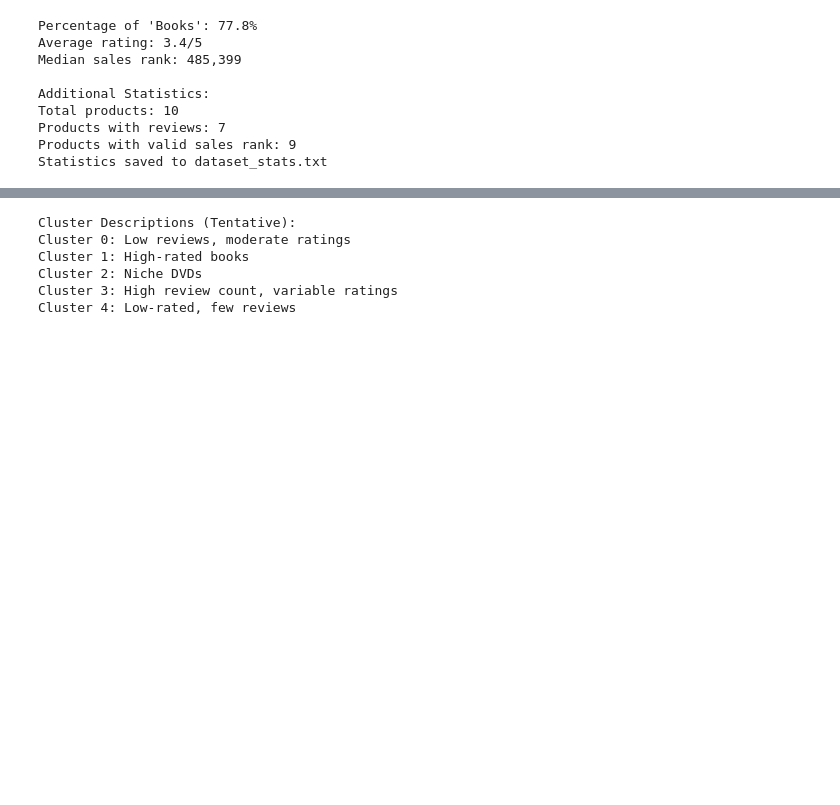
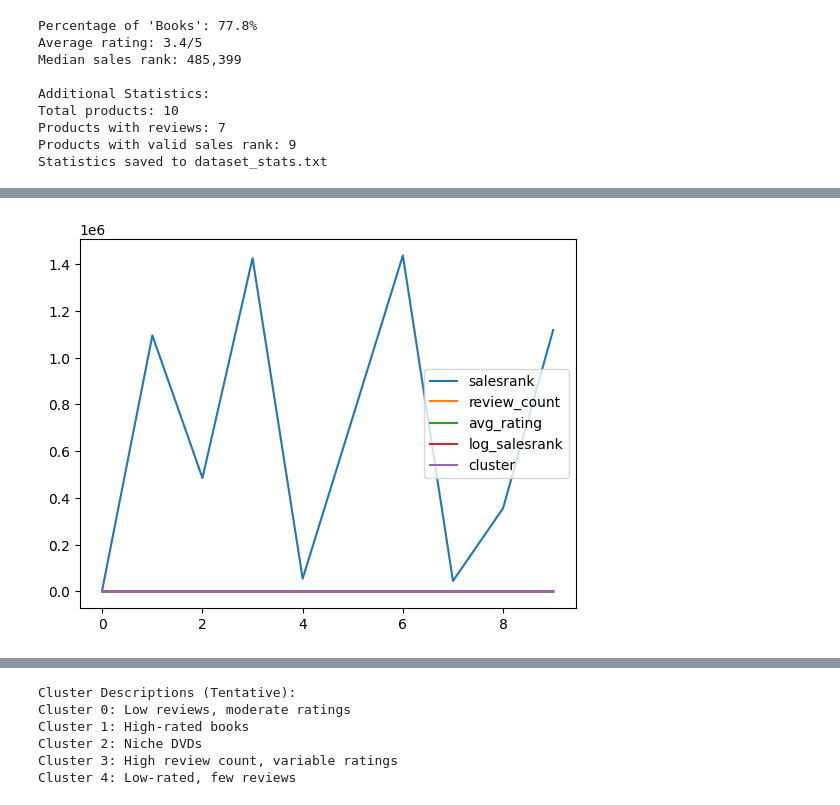
Before and after one commit to uginm102/MCSC-MUK, a Jupyter notebook: MCS7227 Data Analytics and Visualization/MCS_7227_Data_Analytics_and_Visualization_Amazon_Metadata.ipynb, the cells around one changed output, grey strips where cells are left out. Saved outputs shown, nothing was run; the diff lists cells and outputs as text; code cells hidden in the pictures; blank space fills up the shorter version.

```diff
--- a/MCS7227 Data Analytics and Visualization/MCS_7227_Data_Analytics_and_Visualization_Amazon_Metadata.ipynb
+++ b/MCS7227 Data Analytics and Visualization/MCS_7227_Data_Analytics_and_Visualization_Amazon_Metadata.ipynb
@@ -189,8 +185,10 @@ plt.show()
 # %%
-# Perform k-means clustering with k=5 (chosen from elbow method)
-k_optimal = 5
+# Perform k-means clustering with k=3 (chosen from elbow method)
+k_optimal = 3
 kmeans = KMeans(n_clusters=k_optimal, random_state=42)
 cluster_labels = kmeans.fit_predict(X_scaled)
 
 # Add cluster labels to DataFrame
 df['cluster'] = cluster_labels
+print(cluster_labels)
+df.head()
@@ -196,0 +203,6 @@ df['cluster'] = cluster_labels
+# %%
+df.plot()
+
+plt.show()
+# %% [output]
+[figure, added]
```
Also changed, not shown: parts of 18 cells of this notebook.
